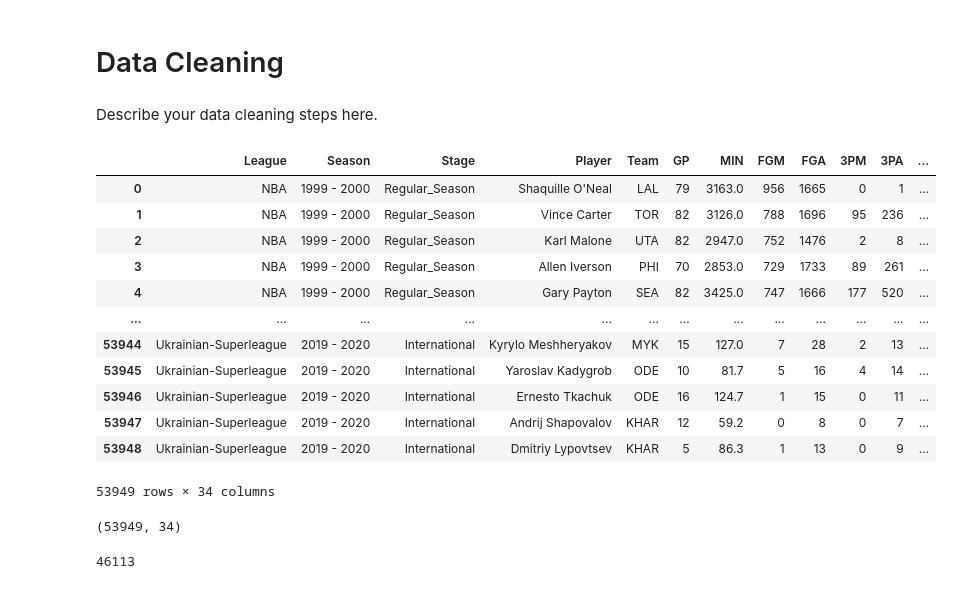
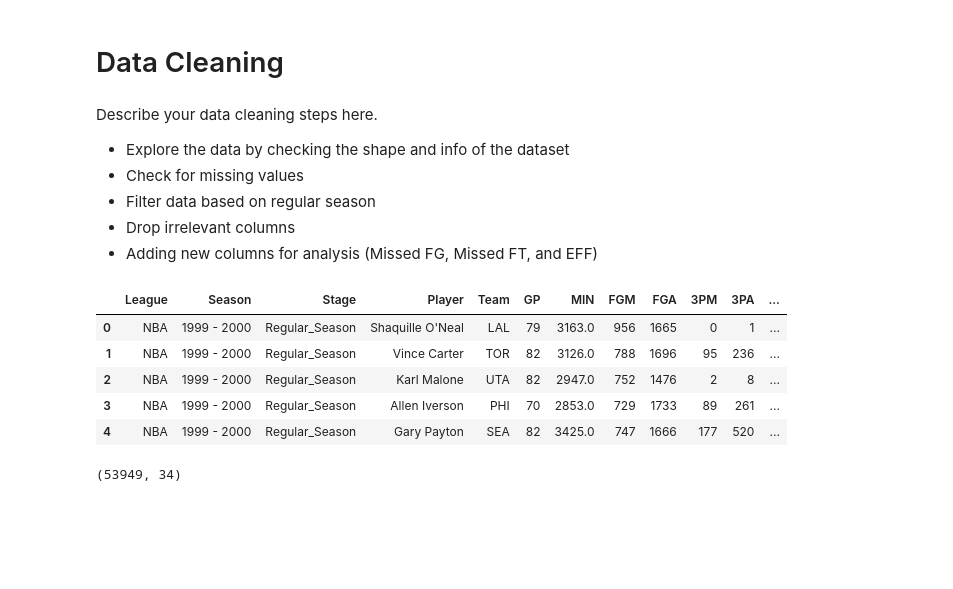
Before and after one commit to colbyhillers/NBA-Player-Nationality-Analysis, a Jupyter notebook: DataCheckpointGroup015-Fa21.ipynb, the cells around one changed output. Saved outputs shown, nothing was run; the diff lists cells and outputs as text; code cells hidden in the pictures; blank space fills up the shorter version.

Commit message:
Updated Data Checkpoint

```diff
--- a/DataCheckpointGroup015-Fa21.ipynb
+++ b/DataCheckpointGroup015-Fa21.ipynb
@@ -30,26 +30,28 @@ import numpy as np
 import pandas as pd
 # %% [markdown]
 # Data Cleaning
-# %% [markdown]
-Describe your data cleaning steps here.
+# %% [markdown]
+Describe your data cleaning steps here.
+
+* Explore the data by checking the shape and info of the dataset
+* Check for missing values
+* Filter data based on regular season
+* Drop irrelevant columns
+* Adding new columns for analysis (Missed FG, Missed FT, and EFF)
 # %%
 ## YOUR CODE HERE
 ## FEEL FREE TO ADD MULTIPLE CELLS PER SECTION
 # %%
+# read the data
 df = pd.read_csv('players_stats_by_season_full_details.csv')
-df
+
+# check the first five rows
+df.head()
 # %% [output]
 |  | League | Season | Stage | Player | Team | GP | MIN | FGM | FGA | 3PM | 3PA | ... |
 | 0 | NBA | 1999 - 2000 | Regular_Season | Shaquille O'Neal | LAL | 79 | 3163.0 | 956 | 1665 | 0 | 1 | ... |
 | 1 | NBA | 1999 - 2000 | Regular_Season | Vince Carter | TOR | 82 | 3126.0 | 788 | 1696 | 95 | 236 | ... |
 | 2 | NBA | 1999 - 2000 | Regular_Season | Karl Malone | UTA | 82 | 2947.0 | 752 | 1476 | 2 | 8 | ... |
 | 3 | NBA | 1999 - 2000 | Regular_Season | Allen Iverson | PHI | 70 | 2853.0 | 729 | 1733 | 89 | 261 | ... |
 | 4 | NBA | 1999 - 2000 | Regular_Season | Gary Payton | SEA | 82 | 3425.0 | 747 | 1666 | 177 | 520 | ... |
-| ... | ... | ... | ... | ... | ... | ... | ... | ... | ... | ... | ... | ... |
-| 53944 | Ukrainian-Superleague | 2019 - 2020 | International | Kyrylo Meshheryakov | MYK | 15 | 127.0 | 7 | 28 | 2 | 13 | ... |
-| 53945 | Ukrainian-Superleague | 2019 - 2020 | International | Yaroslav Kadygrob | ODE | 10 | 81.7 | 5 | 16 | 4 | 14 | ... |
-| 53946 | Ukrainian-Superleague | 2019 - 2020 | International | Ernesto Tkachuk | ODE | 16 | 124.7 | 1 | 15 | 0 | 11 | ... |
-| 53947 | Ukrainian-Superleague | 2019 - 2020 | International | Andrij Shapovalov | KHAR | 12 | 59.2 | 0 | 8 | 0 | 7 | ... |
-| 53948 | Ukrainian-Superleague | 2019 - 2020 | International | Dmitriy Lypovtsev | KHAR | 5 | 86.3 | 1 | 13 | 0 | 9 | ... |
-53949 rows × 34 columns
 # %%
@@ -57,8 +59,3 @@ df
 df.shape
 # %% [output]
 (53949, 34)
-# %%
-null_rows = df.isnull().any(axis=1).sum()
-null_rows
-# %% [output]
-46113
```
Also changed, not shown: parts of 18 cells of this notebook.
